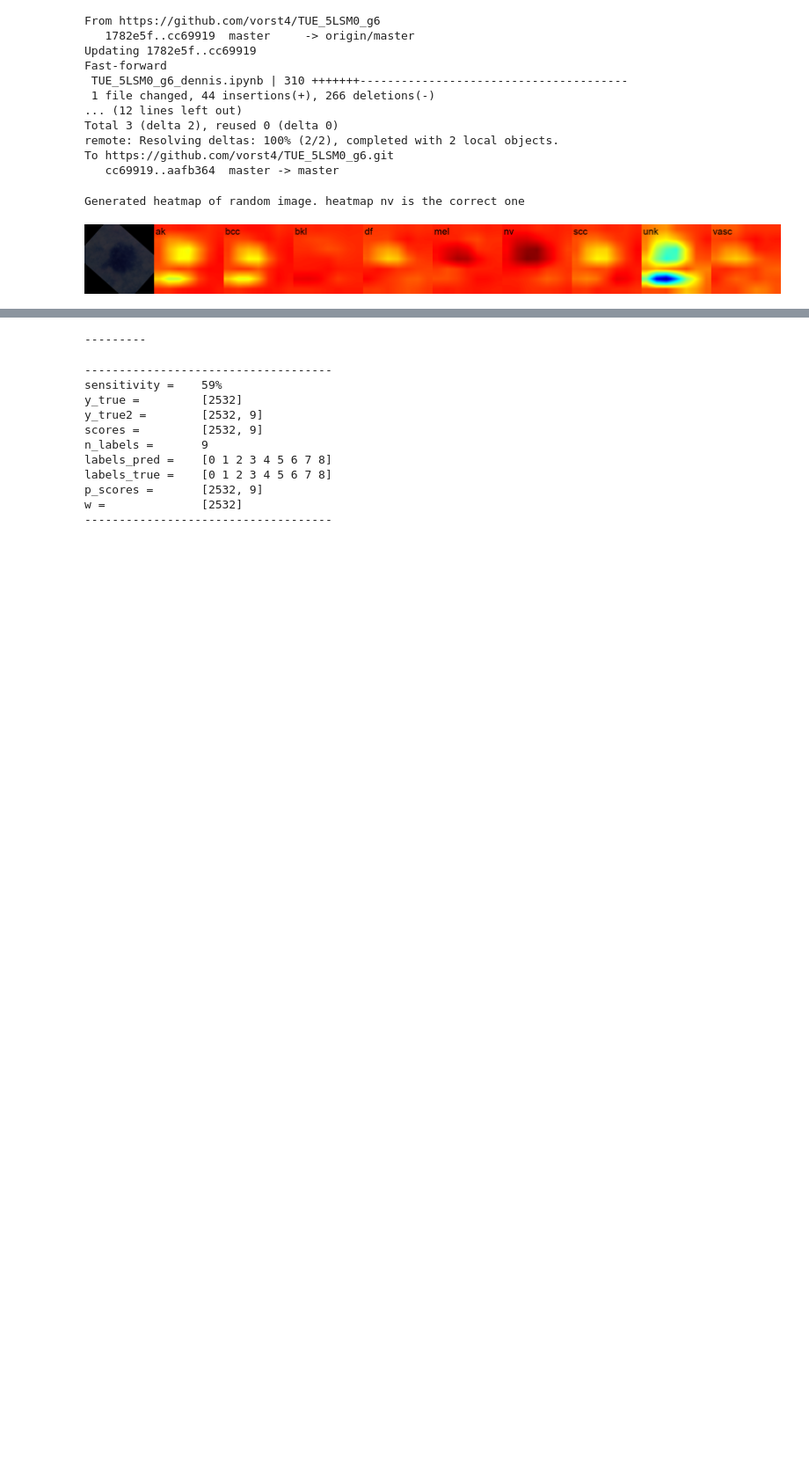
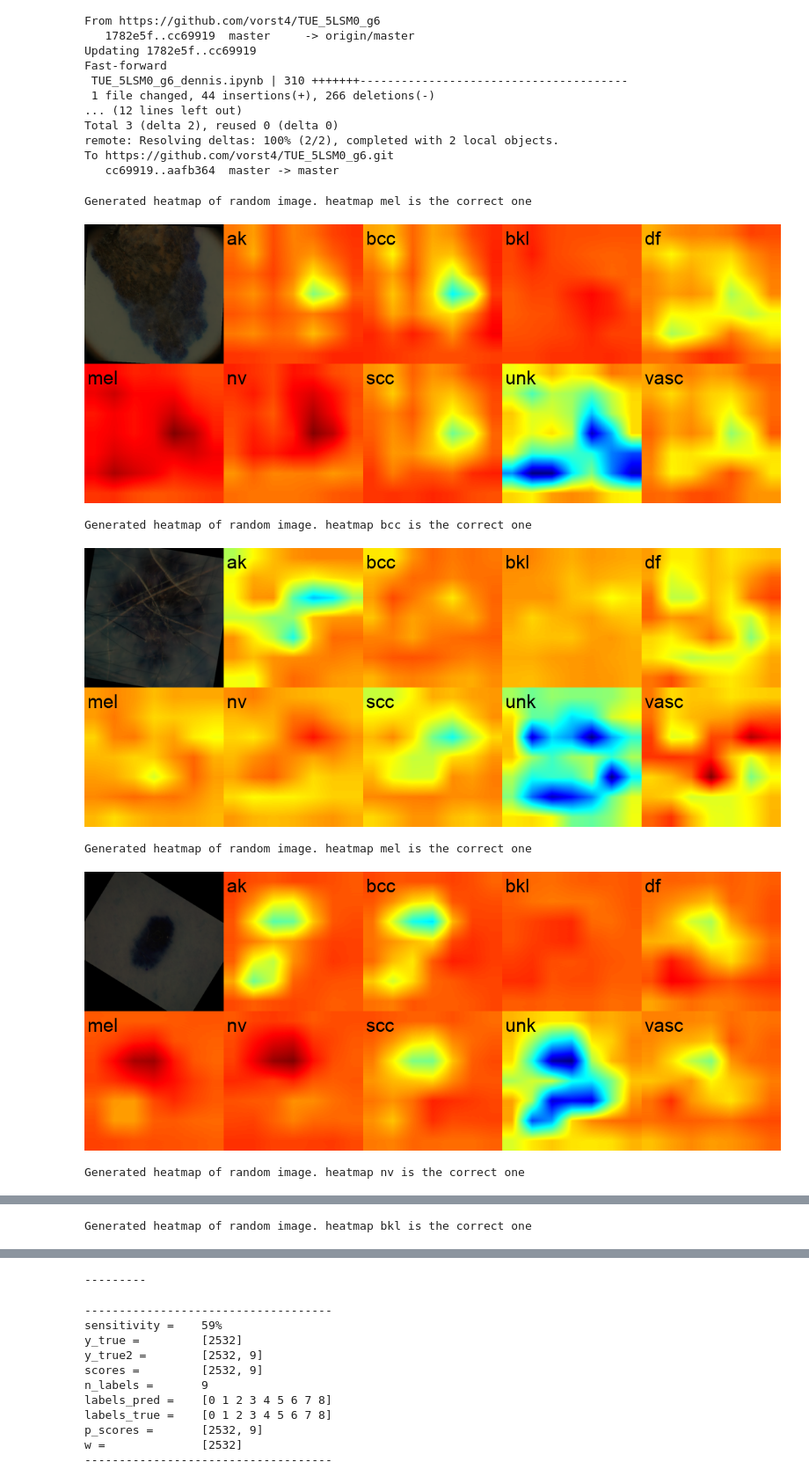
Before and after one commit to vorst4/TUE_5LSM0_g6, a Jupyter notebook: TUE_5LSM0_g6_dennis.ipynb, the cells around one changed output, grey strips where cells are left out. Shown at 88% size. Drawn from its saved outputs; the diff is of its cells as text; code cells hidden in the pictures; blank space fills up the shorter version.

```diff
--- a/TUE_5LSM0_g6_dennis.ipynb
+++ b/TUE_5LSM0_g6_dennis.ipynb
@@ -246,7 +246,7 @@ model_hyperparam.optimizer = optim.Adam(model.parameters(), lr=learning_rate)
 model_hyperparam.lr_exp = optim.lr_scheduler.ExponentialLR(optimizer=model_hyperparam.optimizer, gamma=decayRate)
 
 # # train
-train2.Train(model, model_hyperparam, model_data, S)
+# train2.Train(model, model_hyperparam, model_data, S)
 
 # create csv file of test data
 # make_cvs(model)
@@ -308,8 +319,15 @@ To https://github.com/vorst4/TUE_5LSM0_g6.git
    cc69919..aafb364  master -> master
 # %%
 
+importlib.reload(cam)
 
-cam.display_random_heatmap(model, dl_train)
+for i in range(10):
+  cam.display_random_heatmap(model, dl_train, disp_format='multiline')
 # %% [output]
-Generated heatmap of random image. heatmap nv is the correct one
+Generated heatmap of random image. heatmap mel is the correct one
-[figure, old version]
+[figure, new version]
+Generated heatmap of random image. heatmap bcc is the correct one
+[figure, added]
+Generated heatmap of random image. heatmap mel is the correct one
+[figure, added]
+Generated heatmap of random image. heatmap nv is the correct one
@@ -315,0 +335 @@ Generated heatmap of random image. heatmap nv is the correct one
+Generated heatmap of random image. heatmap bkl is the correct one
```
Also changed, not shown: parts of 6 cells of this notebook.
